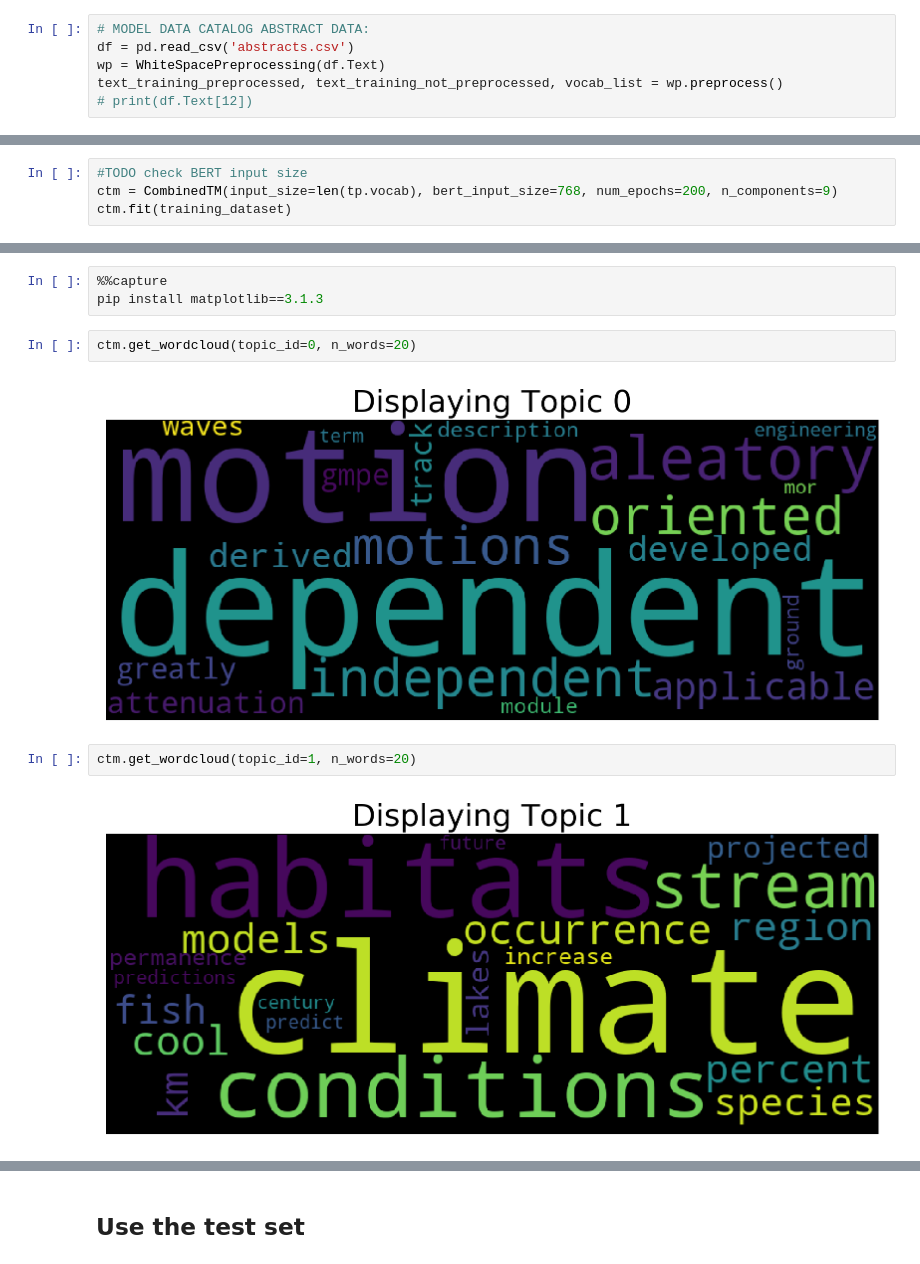
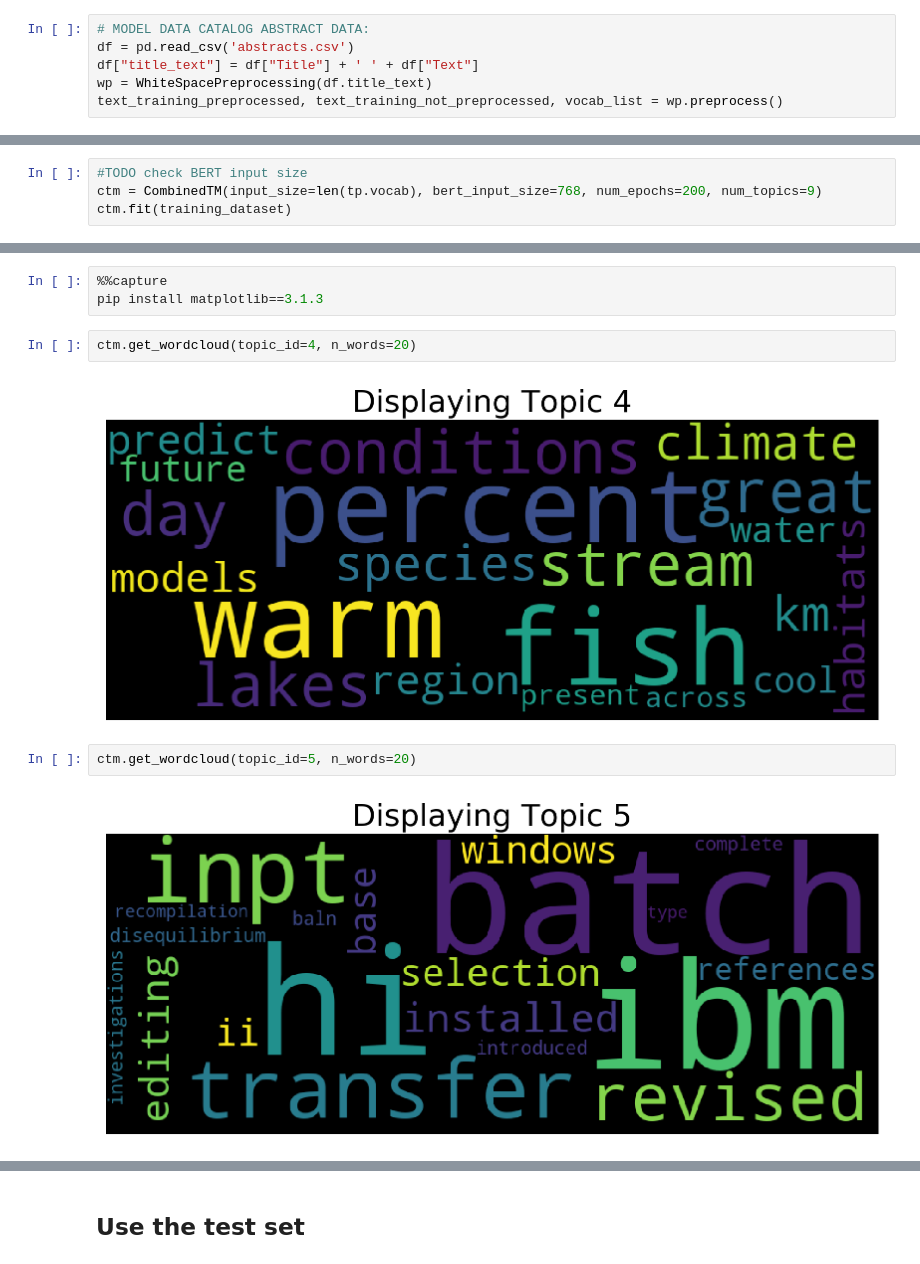
Before and after one commit to PortfolioSQA/contextualized-topic-models, a Jupyter notebook: colab_notebook_example.ipynb, the cells around one changed output, grey strips where cells are left out. Saved outputs shown, nothing was run; the diff lists cells and outputs as text.

```diff
--- a/colab_notebook_example.ipynb
+++ b/colab_notebook_example.ipynb
@@ -22,6 +29,6 @@ import pandas as pd
 # %%
 # MODEL DATA CATALOG ABSTRACT DATA:
 df = pd.read_csv('abstracts.csv')
-wp = WhiteSpacePreprocessing(df.Text)
+df["title_text"] = df["Title"] + ' ' + df["Text"]
+wp = WhiteSpacePreprocessing(df.title_text)
 text_training_preprocessed, text_training_not_preprocessed, vocab_list = wp.preprocess()
-# print(df.Text[12])
@@ -87,7 +84,7 @@ tp.vocab[:10]
  'accounted']
 # %%
 #TODO check BERT input size
-ctm = CombinedTM(input_size=len(tp.vocab), bert_input_size=768, num_epochs=200, n_components=9)
+ctm = CombinedTM(input_size=len(tp.vocab), bert_input_size=768, num_epochs=200, num_topics=9)
 ctm.fit(training_dataset)
 # %% [markdown]
 ## Get topics list
@@ -117,11 +114,11 @@ defaultdict(list,
 %%capture
 pip install matplotlib==3.1.3
 # %%
-ctm.get_wordcloud(topic_id=0, n_words=20)
+ctm.get_wordcloud(topic_id=4, n_words=20)
 # %% [output]
-[figure, old version]
+[figure, new version]
 # %%
-ctm.get_wordcloud(topic_id=1, n_words=20)
+ctm.get_wordcloud(topic_id=5, n_words=20)
 # %% [output]
-[figure, old version]
+[figure, new version]
 # %%
```
Also changed, not shown: parts of 23 cells of this notebook.
